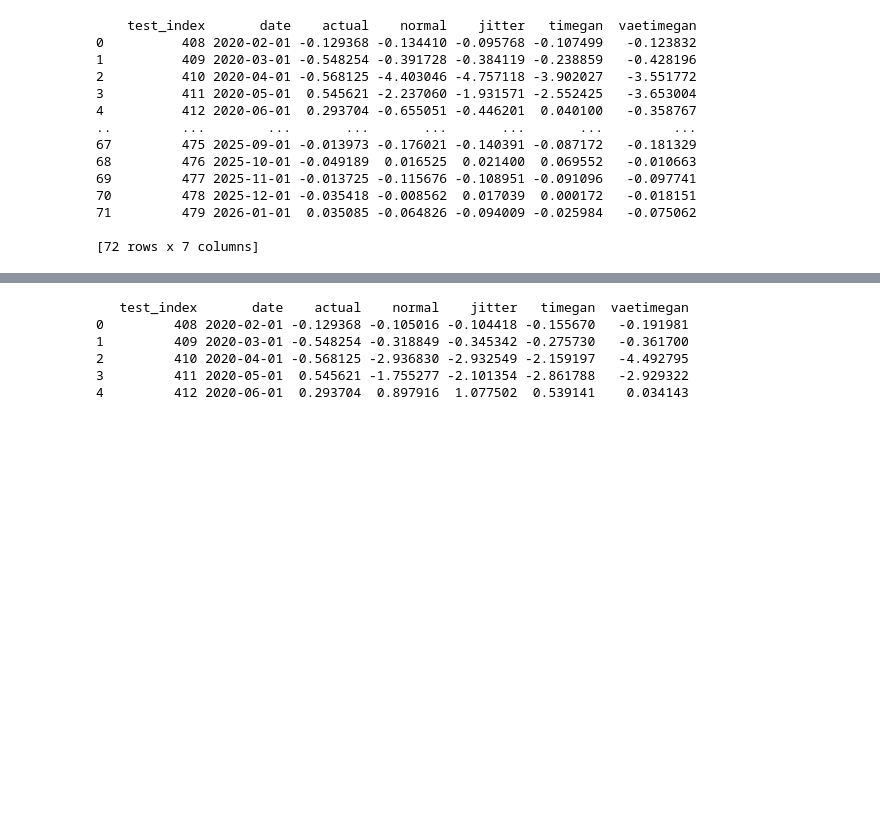
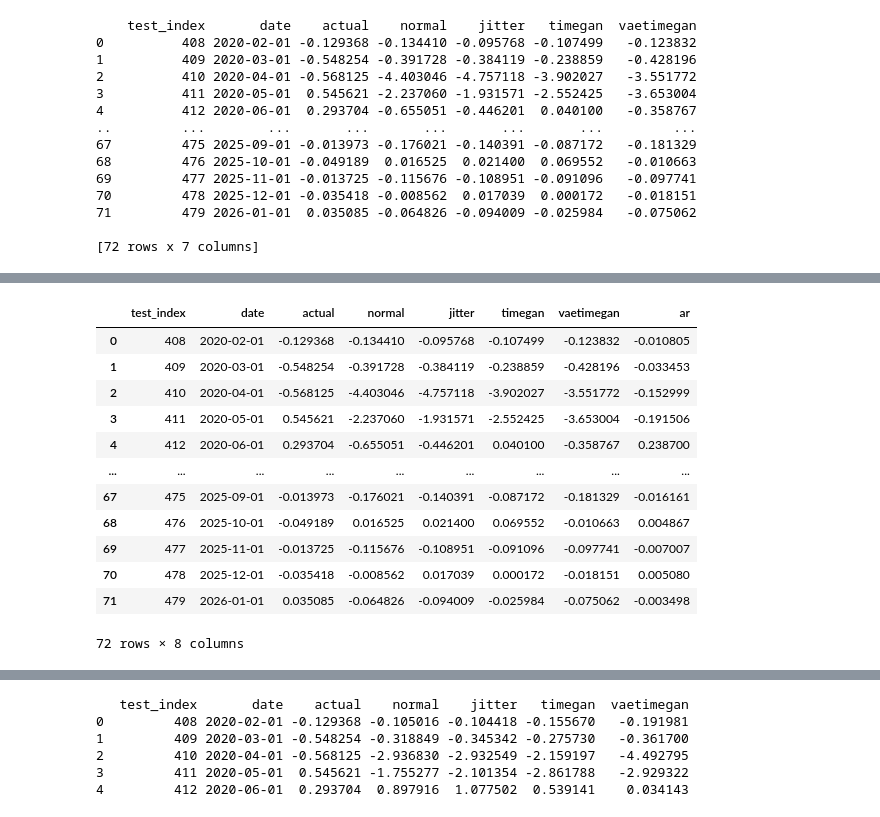
Before and after one commit to Meowth239/dse4101-project, a Jupyter notebook: lstm_src/outofsampleanalysis.ipynb, the cells around one changed output, grey strips where cells are left out. Saved outputs shown, nothing was run; the diff lists cells and outputs as text; code cells hidden in the pictures; blank space fills up the shorter version.

```diff
--- a/lstm_src/outofsampleanalysis.ipynb
+++ b/lstm_src/outofsampleanalysis.ipynb
@@ -223,3 +268,19 @@ print(df1)
+# %%
+df1
+# %% [output]
+|  | test_index | date | actual | normal | jitter | timegan | vaetimegan | ar |
+| 0 | 408 | 2020-02-01 | -0.129368 | -0.134410 | -0.095768 | -0.107499 | -0.123832 | -0.010805 |
+| 1 | 409 | 2020-03-01 | -0.548254 | -0.391728 | -0.384119 | -0.238859 | -0.428196 | -0.033453 |
+| 2 | 410 | 2020-04-01 | -0.568125 | -4.403046 | -4.757118 | -3.902027 | -3.551772 | -0.152999 |
+| 3 | 411 | 2020-05-01 | 0.545621 | -2.237060 | -1.931571 | -2.552425 | -3.653004 | -0.191506 |
+| 4 | 412 | 2020-06-01 | 0.293704 | -0.655051 | -0.446201 | 0.040100 | -0.358767 | 0.238700 |
+| ... | ... | ... | ... | ... | ... | ... | ... | ... |
+| 67 | 475 | 2025-09-01 | -0.013973 | -0.176021 | -0.140391 | -0.087172 | -0.181329 | -0.016161 |
+| 68 | 476 | 2025-10-01 | -0.049189 | 0.016525 | 0.021400 | 0.069552 | -0.010663 | 0.004867 |
+| 69 | 477 | 2025-11-01 | -0.013725 | -0.115676 | -0.108951 | -0.091096 | -0.097741 | -0.007007 |
+| 70 | 478 | 2025-12-01 | -0.035418 | -0.008562 | 0.017039 | 0.000172 | -0.018151 | 0.005080 |
+| 71 | 479 | 2026-01-01 | 0.035085 | -0.064826 | -0.094009 | -0.025984 | -0.075062 | -0.003498 |
+72 rows × 8 columns
 # %%
 import matplotlib.pyplot as plt
 import matplotlib.dates as mdates
```
Also changed, not shown: parts of 12 cells of this notebook, 4 other files.
